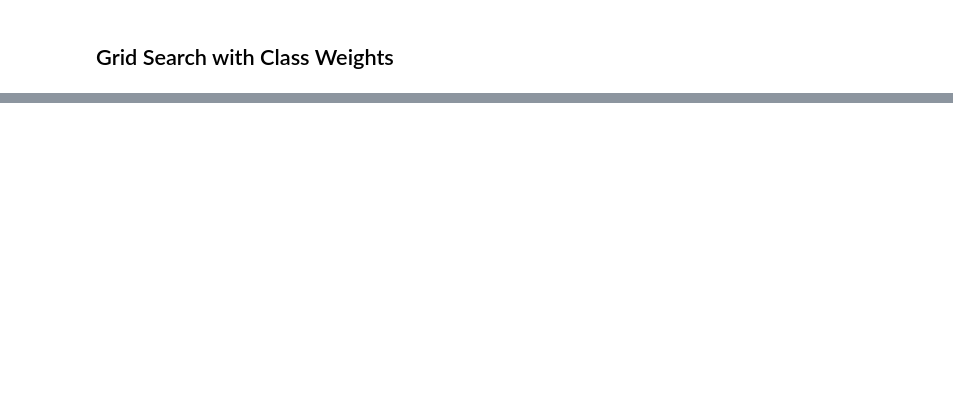
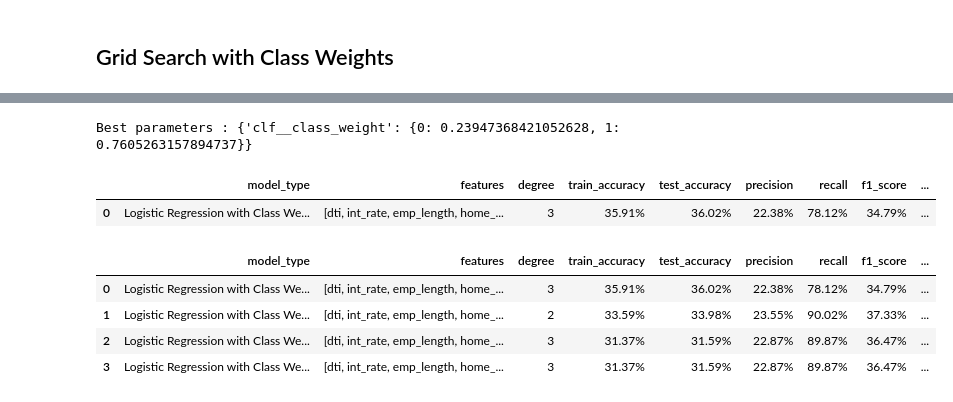
Before and after one commit to bfitzpa5/Metis_Projects, a Jupyter notebook: 03-mcnulty/mcnulty_modeling.ipynb, the cells around one changed output, grey strips where cells are left out. Saved outputs shown, nothing was run; the diff lists cells and outputs as text; code cells hidden in the pictures; blank space fills up the shorter version.

```diff
--- a/03-mcnulty/mcnulty_modeling.ipynb
+++ b/03-mcnulty/mcnulty_modeling.ipynb
@@ -380,0 +377,4 @@ clf = GridSearchCV(pipeline, hyperparameters, scoring='f1', cv=5)
+# %%
+print("Best Class Weights : {}".format(pd.DataFramegs.best_params_))
+# %% [output]
+Best parameters : {'clf__class_weight': {0: 0.23947368421052628, 1: 0.7605263157894737}}
@@ -380,0 +383,12 @@ clf = GridSearchCV(pipeline, hyperparameters, scoring='f1', cv=5)
+# %%
+#class_weight = gs.best_params_['clf__class_weight']
+features = ['dti', 'int_rate', 'emp_length', 'home_ownership', 'purpose',
+            'delinq_2yrs','revol_bal', 'loan_amnt', 'grade', 'term']
+class_weight = {0: 0.23947368421052628, 1: 0.7605263157894737}
+logr = LogisticRegression(class_weight=class_weight)
+X, y = df.loc[:, features], df.loc[:, dependent]
+pipeline = clf_pipeline(logr, features, degree)
+log_clf_model(results, pipeline, 'Logistic Regression with Class Weights', X, y, features, degree=degree)
+# %% [output]
+|  | model_type | features | degree | train_accuracy | test_accuracy | precision | recall | f1_score | ... |
+| 0 | Logistic Regression with Class We... | [dti, int_rate, emp_length, home_... | 3 | 35.91% | 36.02% | 22.38% | 78.12% | 34.79% | ... |
@@ -380,0 +423,10 @@ clf = GridSearchCV(pipeline, hyperparameters, scoring='f1', cv=5)
+# %%
+(results_to_df(results)
+ .pipe(scores_formatted)
+ .head(10))
+# %% [output]
+|  | model_type | features | degree | train_accuracy | test_accuracy | precision | recall | f1_score | ... |
+| 0 | Logistic Regression with Class We... | [dti, int_rate, emp_length, home_... | 3 | 35.91% | 36.02% | 22.38% | 78.12% | 34.79% | ... |
+| 1 | Logistic Regression with Class We... | [dti, int_rate, emp_length, home_... | 2 | 33.59% | 33.98% | 23.55% | 90.02% | 37.33% | ... |
+| 2 | Logistic Regression with Class We... | [dti, int_rate, emp_length, home_... | 3 | 31.37% | 31.59% | 22.87% | 89.87% | 36.47% | ... |
+| 3 | Logistic Regression with Class We... | [dti, int_rate, emp_length, home_... | 3 | 31.37% | 31.59% | 22.87% | 89.87% | 36.47% | ... |
```
Also changed, not shown: parts of 28 cells of this notebook.
